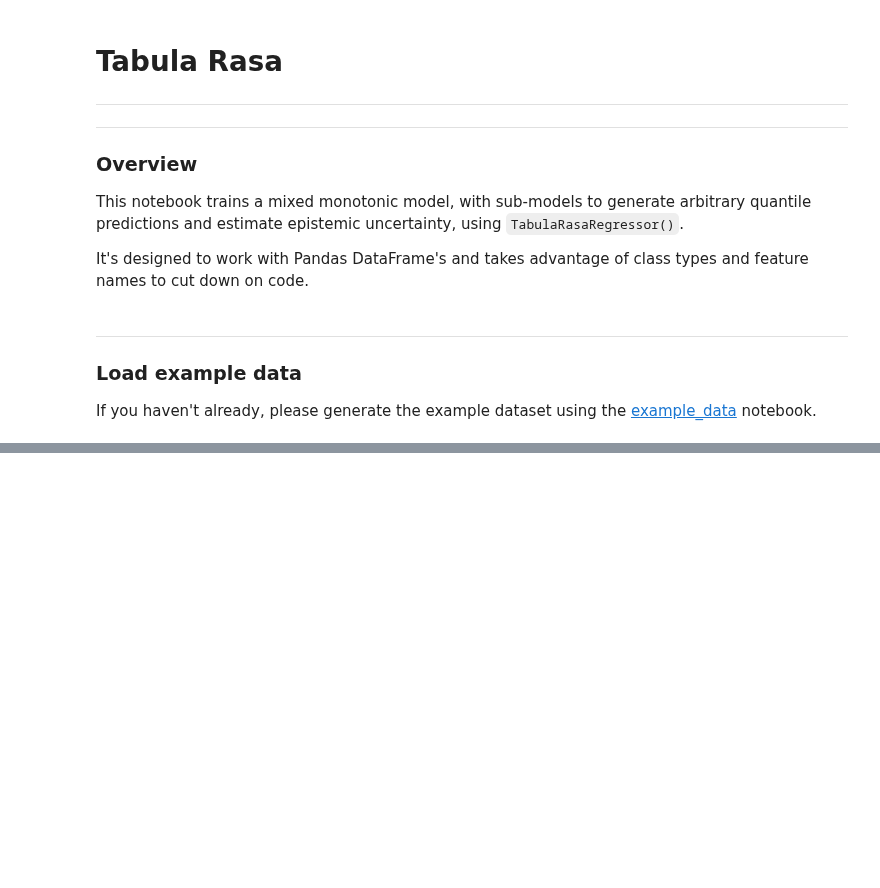
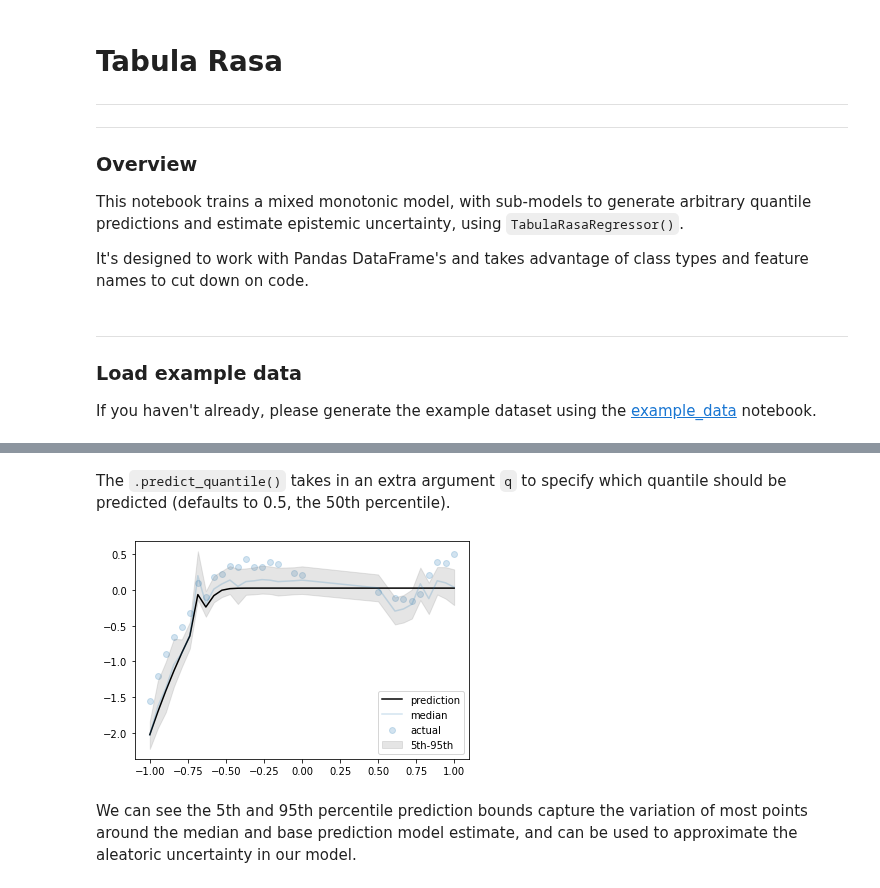
Before and after one commit to djarpin/tabularasa, a Jupyter notebook: examples/tabula_rasa.ipynb, the cells around one changed output, grey strips where cells are left out. Saved outputs shown, nothing was run; the diff lists cells and outputs as text; code cells hidden in the pictures; blank space fills up the shorter version.

```diff
--- a/examples/tabula_rasa.ipynb
+++ b/examples/tabula_rasa.ipynb
@@ -83,0 +128,20 @@ array([[-0.02938868],
+# %%
+df_slice = df[df['x3'] == 1].copy()
+# %% [markdown]
+The `.predict_quantile()` takes in an extra argument `q` to specify which quantile should be predicted (defaults to 0.5, the 50th percentile).
+# %%
+p05 = model.predict_quantile(df_slice, q=0.05)
+p = model.predict(df_slice)
+p50 = model.predict_quantile(df_slice, q=0.5)
+p95 = model.predict_quantile(df_slice, q=0.95)
+# %%
+plt.scatter(df_slice['x1'], df_slice['y'], alpha=0.2, label='actual')
+plt.plot(df_slice['x1'], p.flatten(), color='black', label='prediction')
+plt.plot(df_slice['x1'], p50.flatten(), alpha=0.2, label='median')
+plt.fill_between(df_slice['x1'], p05.flatten(), p95.flatten(), color='gray', alpha=0.2, label='5th-95th')
+plt.legend()
+plt.show()
+# %% [output]
+[figure, added]
+# %% [markdown]
+We can see the 5th and 95th percentile prediction bounds capture the variation of most points around the median and base prediction model estimate, and can be used to approximate the aleatoric uncertainty in our model.
```
Also changed, not shown: parts of 20 cells of this notebook.
